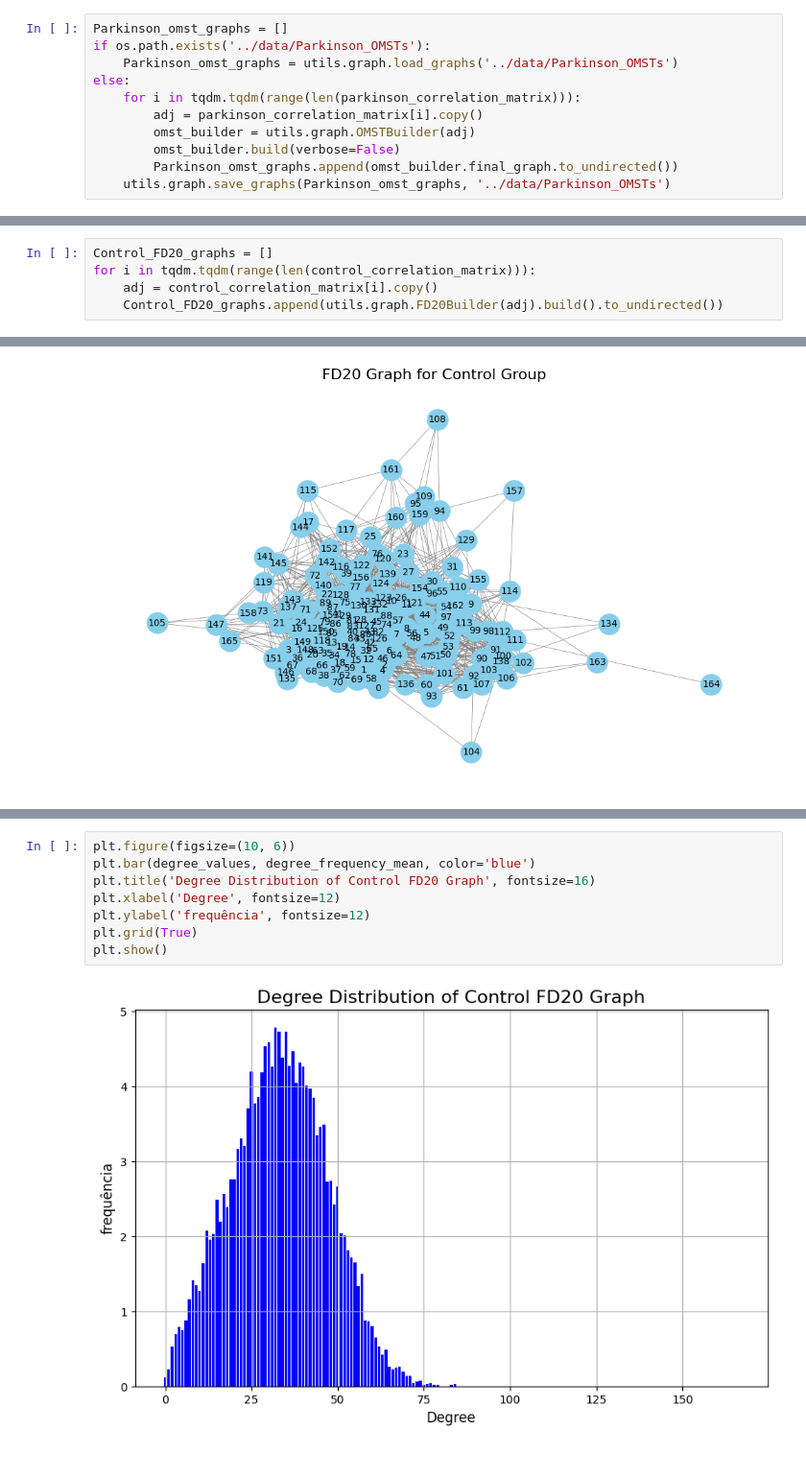
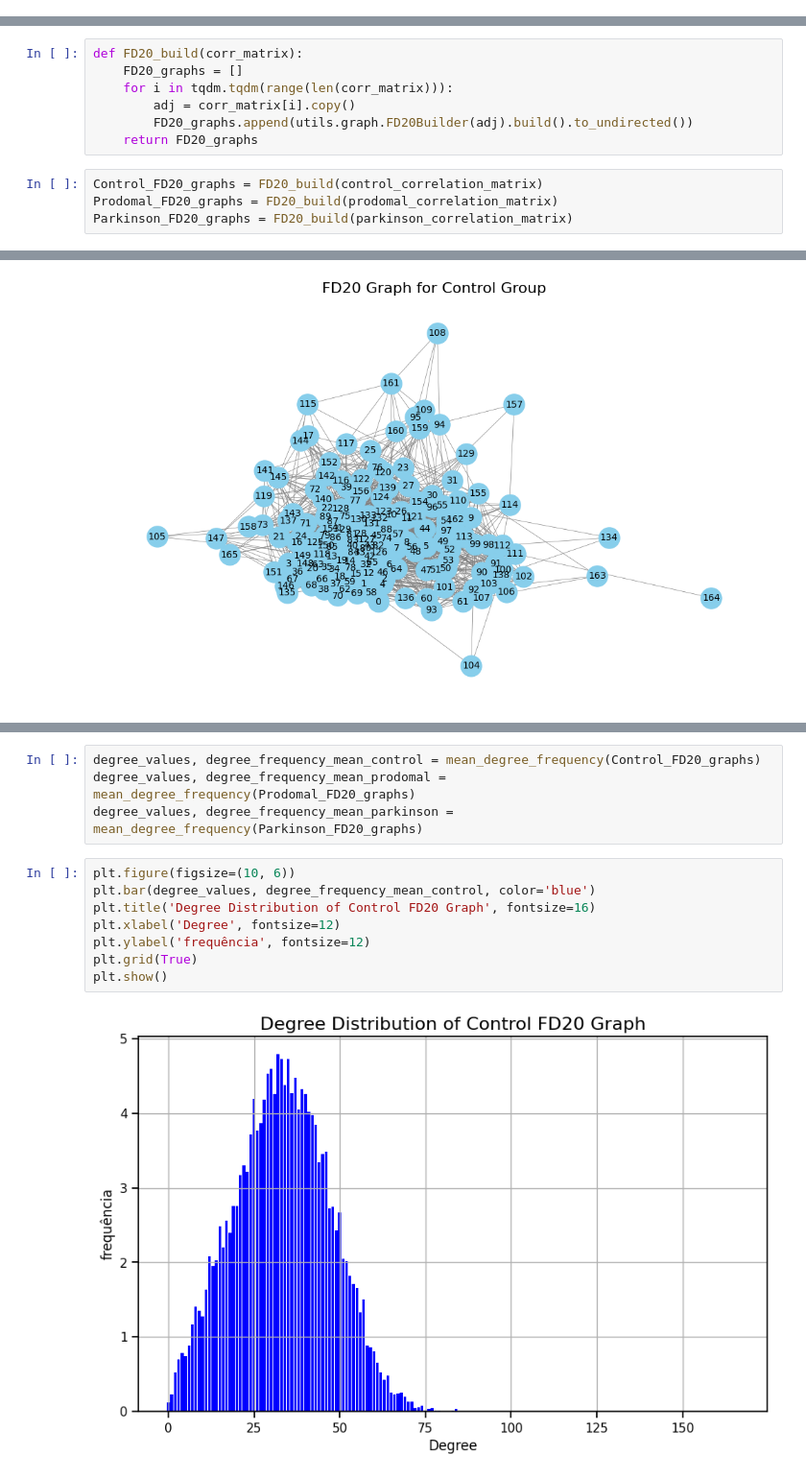
Before and after one commit to TheoRiffel/Parkinson-Diagnosis, a Jupyter notebook: notebooks/connectivity_analysis.ipynb, the cells around one changed output, grey strips where cells are left out. Shown at 96% size. Drawn from its saved outputs; the diff is of its cells as text.

```diff
--- a/notebooks/connectivity_analysis.ipynb
+++ b/notebooks/connectivity_analysis.ipynb
@@ -130,11 +192,0 @@ Loaded 183 graphs from ../data/Prodomal_OMSTs
-# %%
-Parkinson_omst_graphs = []
-if os.path.exists('../data/Parkinson_OMSTs'):
-    Parkinson_omst_graphs = utils.graph.load_graphs('../data/Parkinson_OMSTs')
-else:
-    for i in tqdm.tqdm(range(len(parkinson_correlation_matrix))):
-        adj = parkinson_correlation_matrix[i].copy()
-        omst_builder = utils.graph.OMSTBuilder(adj)
-        omst_builder.build(verbose=False)
-        Parkinson_omst_graphs.append(omst_builder.final_graph.to_undirected())
-    utils.graph.save_graphs(Parkinson_omst_graphs, '../data/Parkinson_OMSTs')
@@ -205,8 +267,14 @@ plt.grid(axis='y', linestyle='--', alpha=0.7)
 -----
 # %% [markdown]
 ## FD 20%
+# %%
+def FD20_build(corr_matrix):
+    FD20_graphs = []
+    for i in tqdm.tqdm(range(len(corr_matrix))):
+        adj = corr_matrix[i].copy()
+        FD20_graphs.append(utils.graph.FD20Builder(adj).build().to_undirected())
+    return FD20_graphs
 # %%
-Control_FD20_graphs = []
-for i in tqdm.tqdm(range(len(control_correlation_matrix))):
-    adj = control_correlation_matrix[i].copy()
-    Control_FD20_graphs.append(utils.graph.FD20Builder(adj).build().to_undirected())
+Control_FD20_graphs = FD20_build(control_correlation_matrix)
+Prodomal_FD20_graphs = FD20_build(prodomal_correlation_matrix)
+Parkinson_FD20_graphs = FD20_build(parkinson_correlation_matrix)
@@ -252,10 +301,14 @@ plt.show()
+# %%
+degree_values, degree_frequency_mean_control = mean_degree_frequency(Control_FD20_graphs)
+degree_values, degree_frequency_mean_prodomal = mean_degree_frequency(Prodomal_FD20_graphs)
+degree_values, degree_frequency_mean_parkinson = mean_degree_frequency(Parkinson_FD20_graphs)
 # %%
 plt.figure(figsize=(10, 6))
-plt.bar(degree_values, degree_frequency_mean, color='blue')
+plt.bar(degree_values, degree_frequency_mean_control, color='blue')
 plt.title('Degree Distribution of Control FD20 Graph', fontsize=16)
 plt.xlabel('Degree', fontsize=12)
 plt.ylabel('frequência', fontsize=12)
 plt.grid(True)
 plt.show()
 # %% [output]
-[figure, old version]
+[figure, new version]
```
Also changed, not shown: parts of 127 cells of this notebook, 3 other files.
